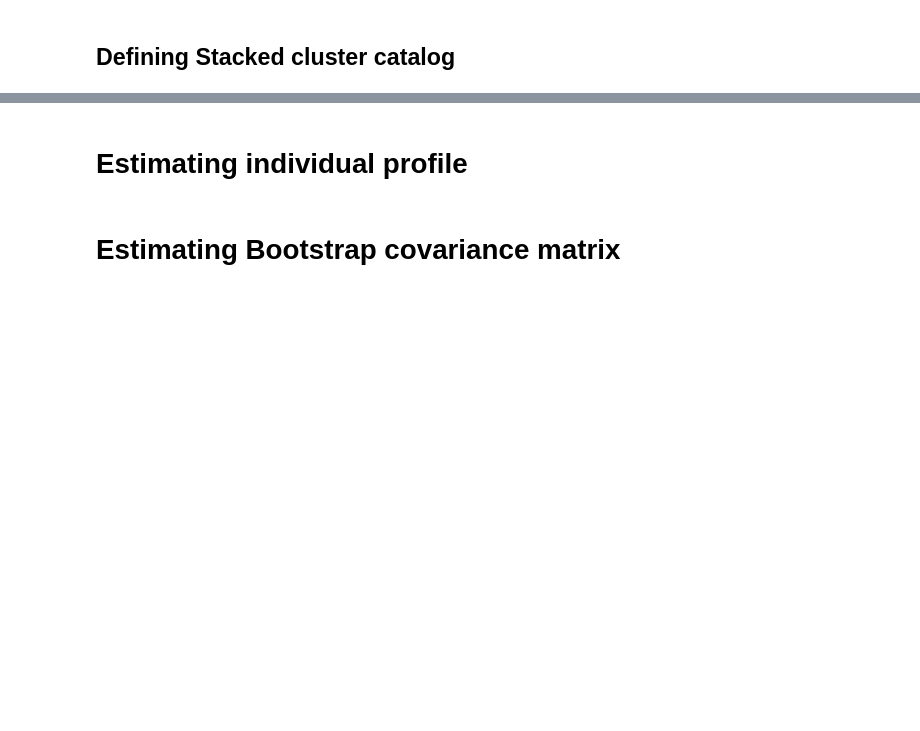
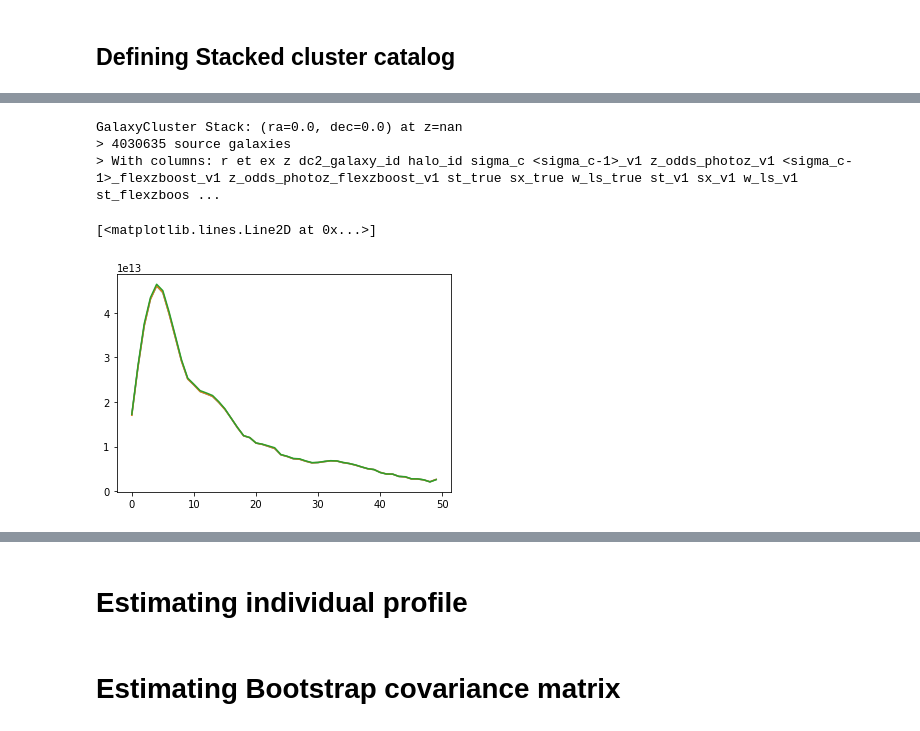
Before and after one commit to payerne/DC2Analysis, a Jupyter notebook: examples/Example_Fit_Halo_mass_cosmoDC2.ipynb, the cells around one changed output, grey strips where cells are left out. Drawn from its saved outputs; the diff is of its cells as text; code cells hidden in the pictures; blank space fills up the shorter version.

```diff
--- a/examples/Example_Fit_Halo_mass_cosmoDC2.ipynb
+++ b/examples/Example_Fit_Halo_mass_cosmoDC2.ipynb
@@ -88,0 +109,3 @@ n = there are 151 available catalogs
+# %%
+cl = cat.compute_signal(photoz = 'fleXZboost', catalog = cl)
+cl = cat.compute_weights(photoz = 'fleXZboost', catalog = cl)
@@ -89,2 +132,13 @@ n = there are 151 available catalogs
+# %%
+cl
+# %% [output]
+GalaxyCluster Stack: (ra=0.0, dec=0.0) at z=nan
+> 4030635 source galaxies
+> With columns: r et ex z dc2_galaxy_id halo_id sigma_c <sigma_c-1>_v1 z_odds_photoz_v1 <sigma_c-1>_flexzboost_v1 z_odds_photoz_flexzboost_v1 st_true sx_true w_ls_true st_v1 sx_v1 w_ls_v1 st_flexzboos ...
+# %%
+mask = (cl.galcat['w_ls_v1'] != 0)*(cl.galcat['w_ls_flexzboost_v1'] != 0)
+cl_cut = cl.galcat[mask]
+cl_cut = clmm.GalaxyCluster('Stack', 0, 0, cl.z, cl_cut)
+cl_cut.n_stacked_catalogs = cl.n_stacked_catalogs
 # %%
-down, up, n_bins = 0.2 , 5 , 20
+down, up, n_bins = 0.2 , (0.3*np.pi/180)*cosmo.eval_da(cat.z)-0.5 , 50
@@ -93,0 +145,13 @@ profile = stack.make_binned_profile(cl = cl, bin_edges = bin_edges)
+# %%
+bin_edges = pa.make_bins( down , up , n_bins , method = 'evenwidth')
+shear = prf.Shear(is_deltasigma = True, cosmo = cosmo)
+profile_true = shear.make_binned_profile(metacatalog = cl_cut, tan = 'st_true', cross = 'sx_true', weights = 'w_ls_true', bin_edges = bin_edges)
+profile_photoz_v1 = shear.make_binned_profile(metacatalog = cl_cut, tan = 'st_v1', cross = 'sx_v1', weights = 'w_ls_v1', bin_edges = bin_edges)
+profile_photoz_flexzboost_v1 = shear.make_binned_profile(metacatalog = cl_cut, tan = 'st_flexzboost_v1', cross = 'sx_flexzboost_v1', weights = 'w_ls_flexzboost_v1', bin_edges = bin_edges)
+# %%
+plt.plot(profile_photoz_flexzboost_v1['gt'])
+plt.plot(profile_true['gt'])
+plt.plot(profile_photoz_v1['gt'])
+# %% [output]
+[<matplotlib.lines.Line2D at 0x...>]
+[figure, added]
```
Also changed, not shown: parts of 37 cells of this notebook, 16 other files.
